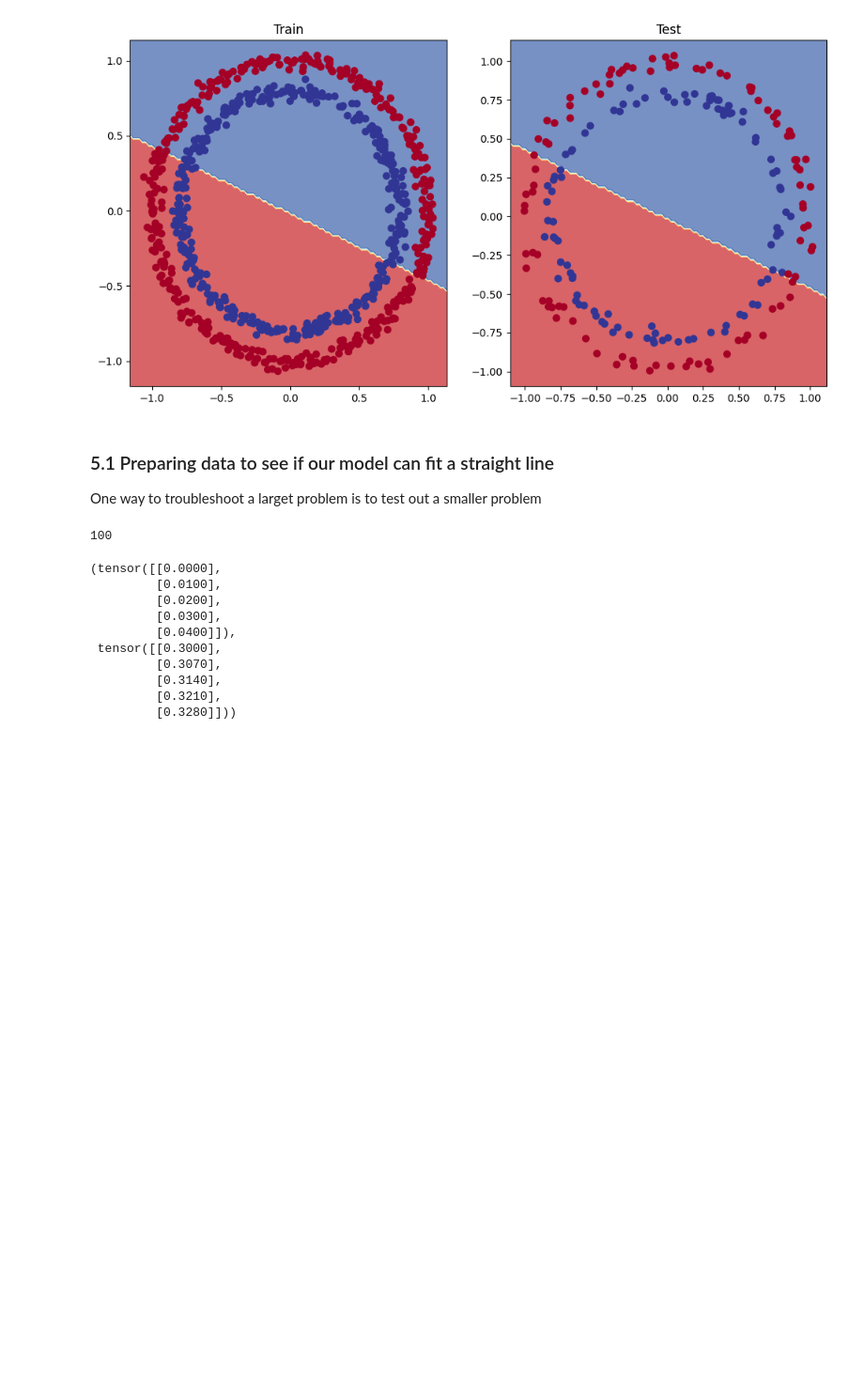
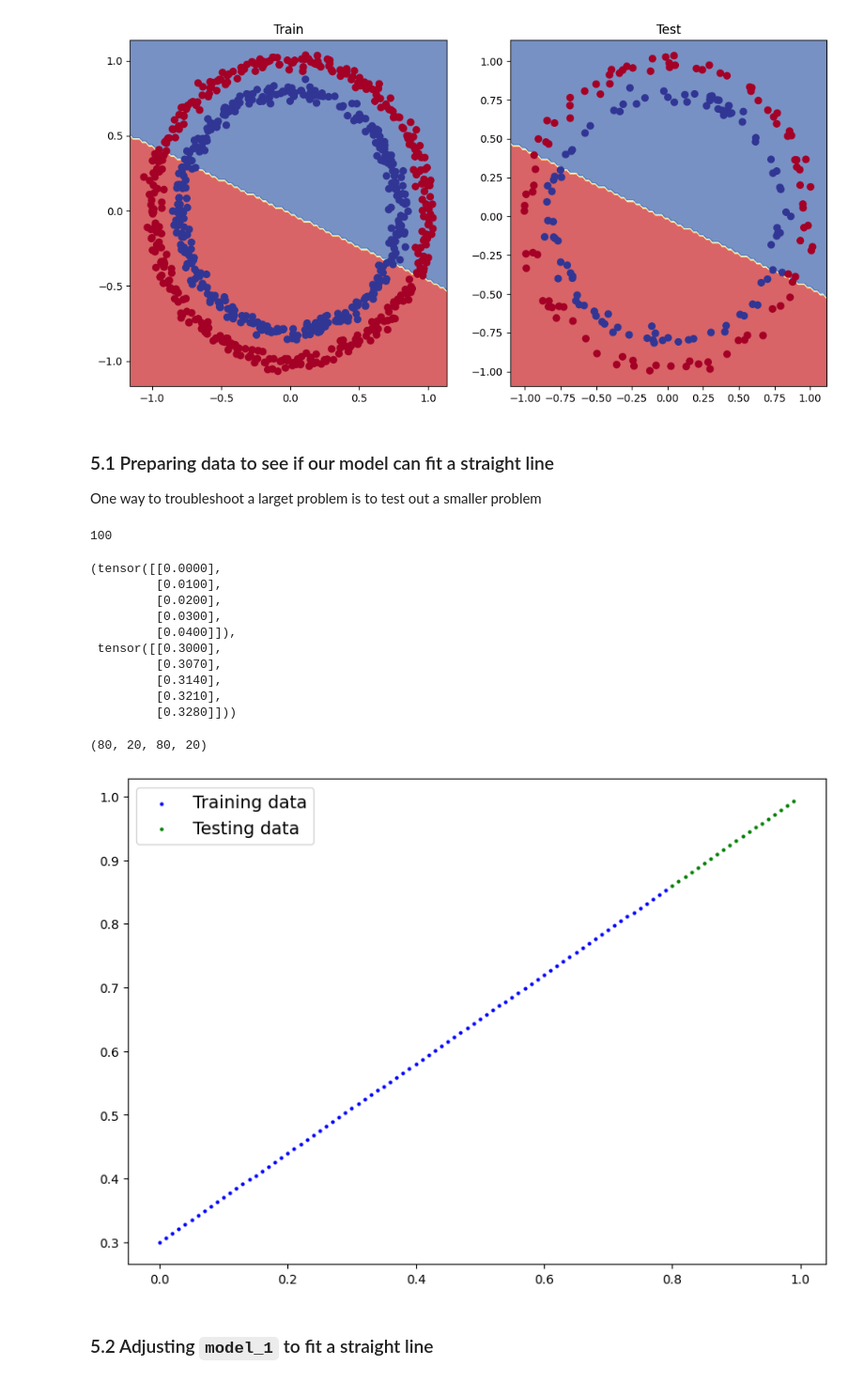
Before and after one commit to Renato1478/PytorchForDeepLearning, a Jupyter notebook: 02_pytorch_classification.ipynb, the cells around one changed output. Shown at 94% size. Drawn from its saved outputs; the diff is of its cells as text; code cells hidden in the pictures; blank space fills up the shorter version.

```diff
--- a/02_pytorch_classification.ipynb
+++ b/02_pytorch_classification.ipynb
@@ -647,4 +647,16 @@ train_split = int(0.8 * len(X_regression))
 X_train_regression, y_train_regression = X_regression[:train_split], y_regression[:train_split]
 X_test_regression, y_test_regression = X_regression[train_split:], y_regression[train_split:]
 
-len(X_train), len(y_train), len(X_test), len(y_test)
+# Check the lengths of each
+len(X_train_regression), len(X_test_regression), len(y_train_regression), len(y_test_regression)
+# %% [output]
+(80, 20, 80, 20)
+# %%
+plot_predictions(train_data=X_train_regression,
+                 train_labels=y_train_regression,
+                 test_data=X_test_regression,
+                 test_labels=y_test_regression)
+# %% [output]
+[figure, added]
+# %% [markdown]
+### 5.2 Adjusting `model_1` to fit a straight line
```
Also changed, not shown: parts of 3 cells of this notebook.
